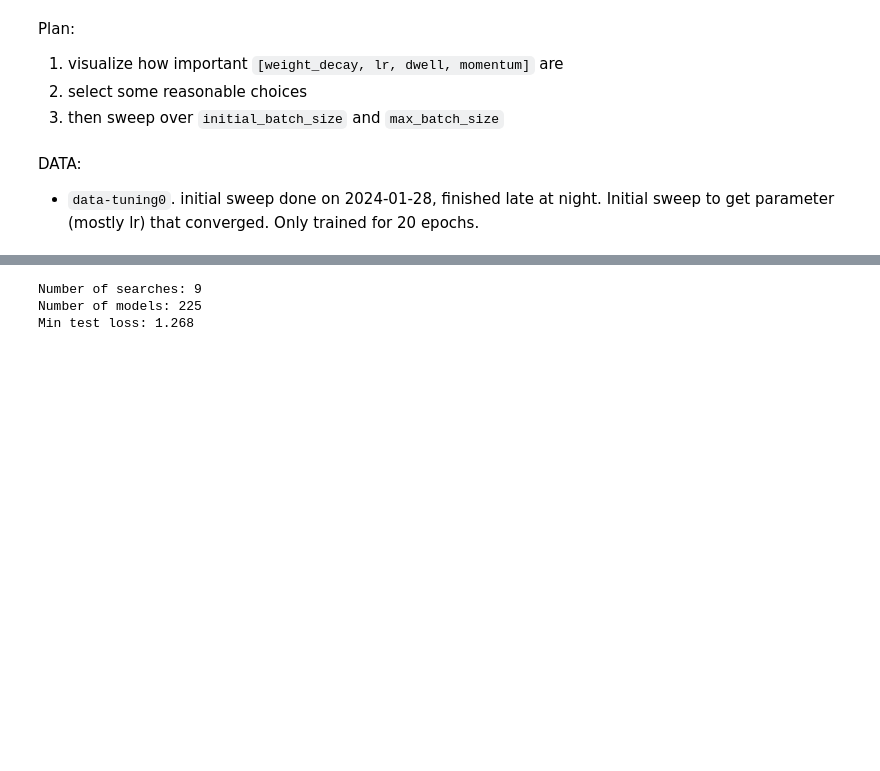
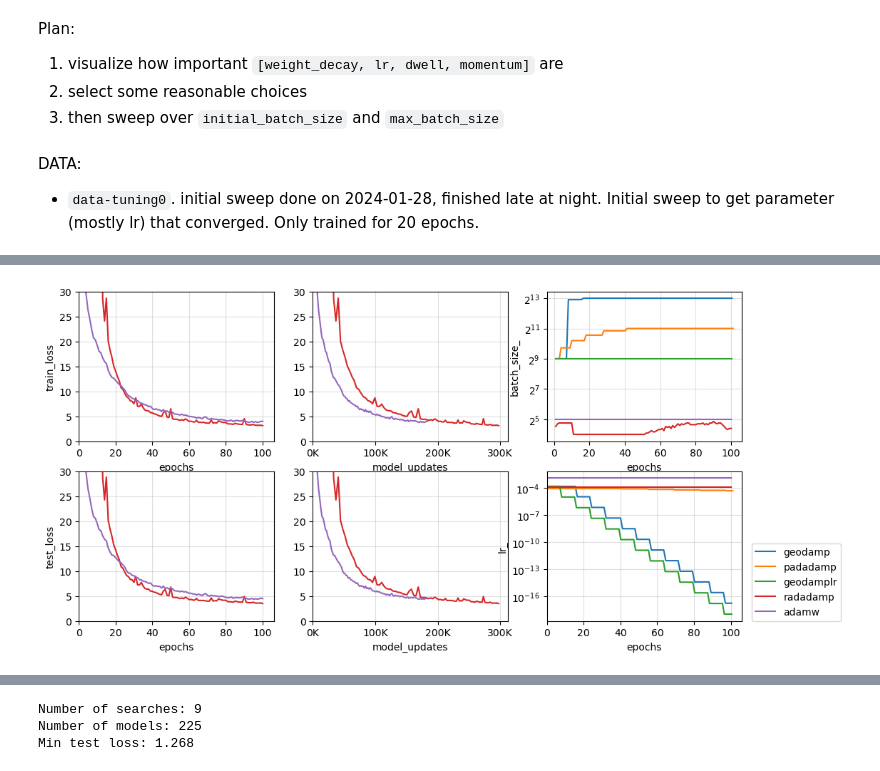
Before and after one commit to stsievert/adadamp-experiments, a Jupyter notebook: exp-autoencoder/viz-random-search.ipynb, the cells around one changed output, grey strips where cells are left out. Drawn from its saved outputs; the diff is of its cells as text; code cells hidden in the pictures; blank space fills up the shorter version.

```diff
--- a/exp-autoencoder/viz-random-search.ipynb
+++ b/exp-autoencoder/viz-random-search.ipynb
@@ -136,0 +207,45 @@ nan
+# %%
+import seaborn as sns
+w = 3
+fig, axs = plt.subplots(nrows=2, ncols=3, figsize=(4.0 * w, 2.0 * w))
+for i, loss in enumerate(["train_loss", "test_loss"]):
+    for j, time in enumerate(["epochs", "model_updates"]):
+        ax = sns.lineplot(
+            x=time,
+            y=loss,
+            hue="damper",
+            data=show_best,
+            ax=axs[i][j],
+        )
+        ax.legend_.remove()
+for i, (time, damping) in enumerate([("epochs", "batch_size_"), ("epochs", "lr_")]):
+    ax = sns.lineplot(
+        x=time,
+        y=damping,
+        hue="damper",
+        data=show_best,
+        ax=axs[i][2],
+    )
+    ax.set_yscale("log", base=2 if "batch" in damping else 10)
+    if i == 1:
+        ax.legend(loc=(1.05, 0))
+    else:
+        ax.legend_.remove()
+    # if "updates" in time:
+        # ax.set_xscale("log", base=10)
+        # ax.set_xlim(10, 1000)#, 1_200)
+    # else:
+    #     ax.set_xlim(49, 51)
+
+for i, ax in enumerate(axs.flatten()):
+    ax.grid(alpha=0.4)
+    if i != 2:
+        ax.set_xlim(0, None)
+    if i not in [0, 3, 2, 5]:
+        ax.set_ylabel("")
+    if i in [0, 1, 3, 4]:
+        ax.set_ylim(0, 30)
+    if i in [1, 4]:
+        ax.xaxis.set_major_formatter(lambda x, _: f"{int(x / 1e3)}K")
+# %% [output]
+[figure, added]
```
Also changed, not shown: parts of 19 cells of this notebook, 1 other file.
